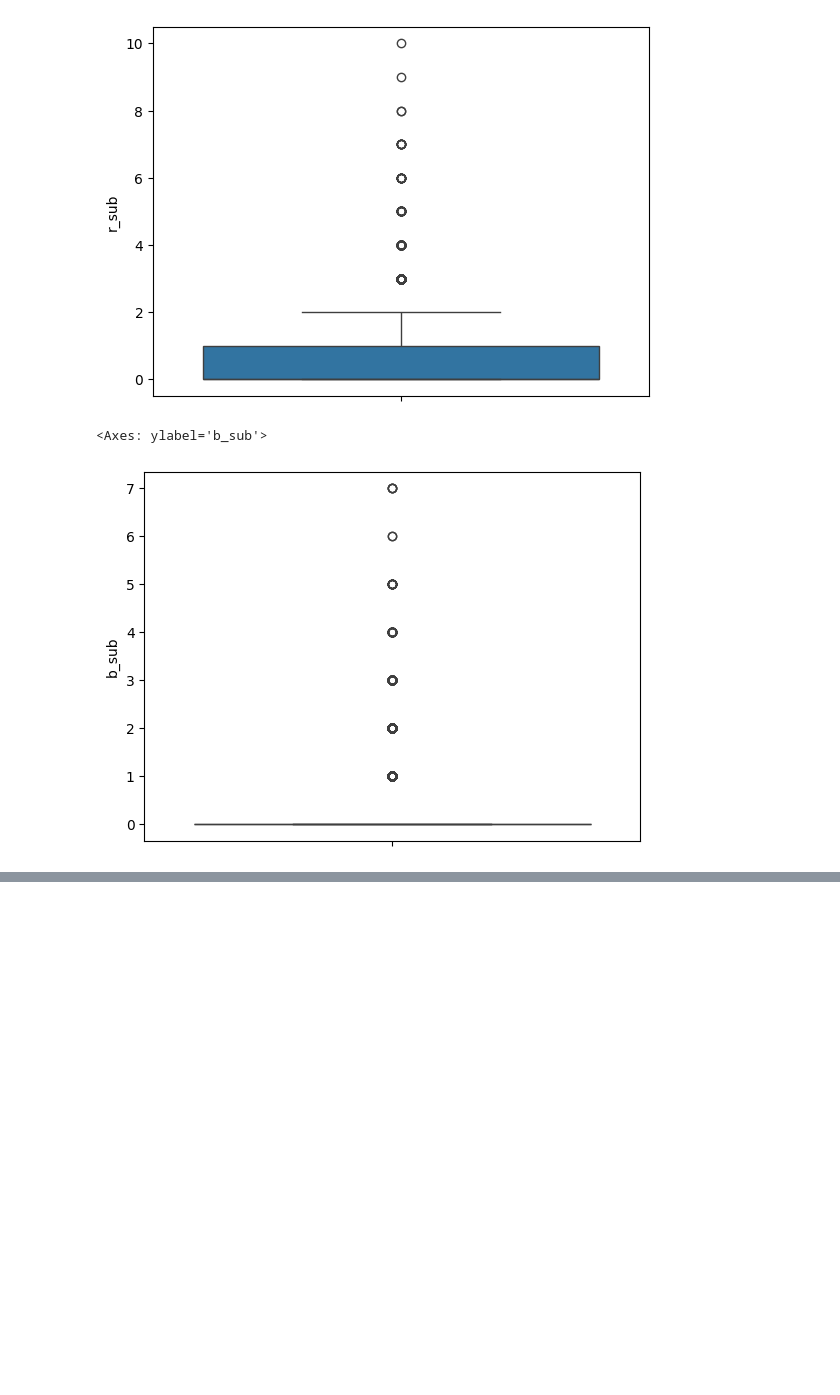
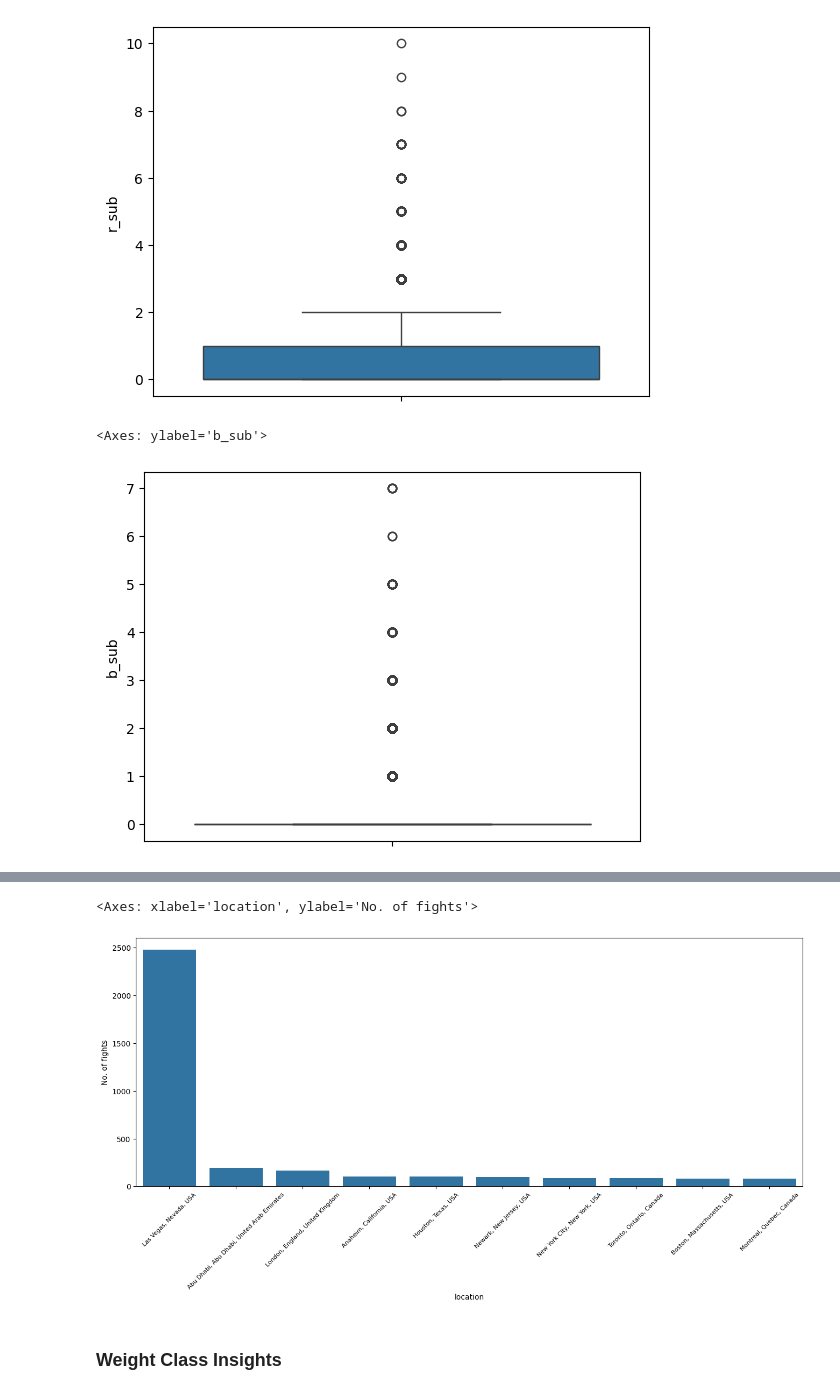
Before and after one commit to kaushalsingh01/UFC-Performance-Metrics-Analysis, a Jupyter notebook: Notebooks/ufc_eda.ipynb, the cells around one changed output, grey strips where cells are left out. Saved outputs shown, nothing was run; the diff lists cells and outputs as text; code cells hidden in the pictures; blank space fills up the shorter version.

```diff
--- a/Notebooks/ufc_eda.ipynb
+++ b/Notebooks/ufc_eda.ipynb
@@ -550,0 +621,4 @@ event_detail_data.to_csv('../Datasets/cleaned_event_data.csv')
+# %%
+#Finding out number of fights occurred in a place
+event_locations = cl_event_df.groupby('location').size().reset_index(name='No. of fights')
+event_locations
@@ -550,0 +648,4 @@ event_detail_data.to_csv('../Datasets/cleaned_event_data.csv')
+# %%
+#Top location for a event
+top_fight_locations = event_locations.sort_values(by='No. of fights',ascending=False).head(10)
+top_fight_locations
@@ -550,0 +664,9 @@ event_detail_data.to_csv('../Datasets/cleaned_event_data.csv')
+# %%
+plt.figure(figsize=(16,6))
+plt.xticks(rotation=45, fontsize=8)
+sns.barplot(x=top_fight_locations['location'],y=top_fight_locations['No. of fights'])
+# %% [output]
+<Axes: xlabel='location', ylabel='No. of fights'>
+[figure, added]
+# %% [markdown]
+### **Weight Class Insights**
```
Also changed, not shown: parts of 14 cells of this notebook.
